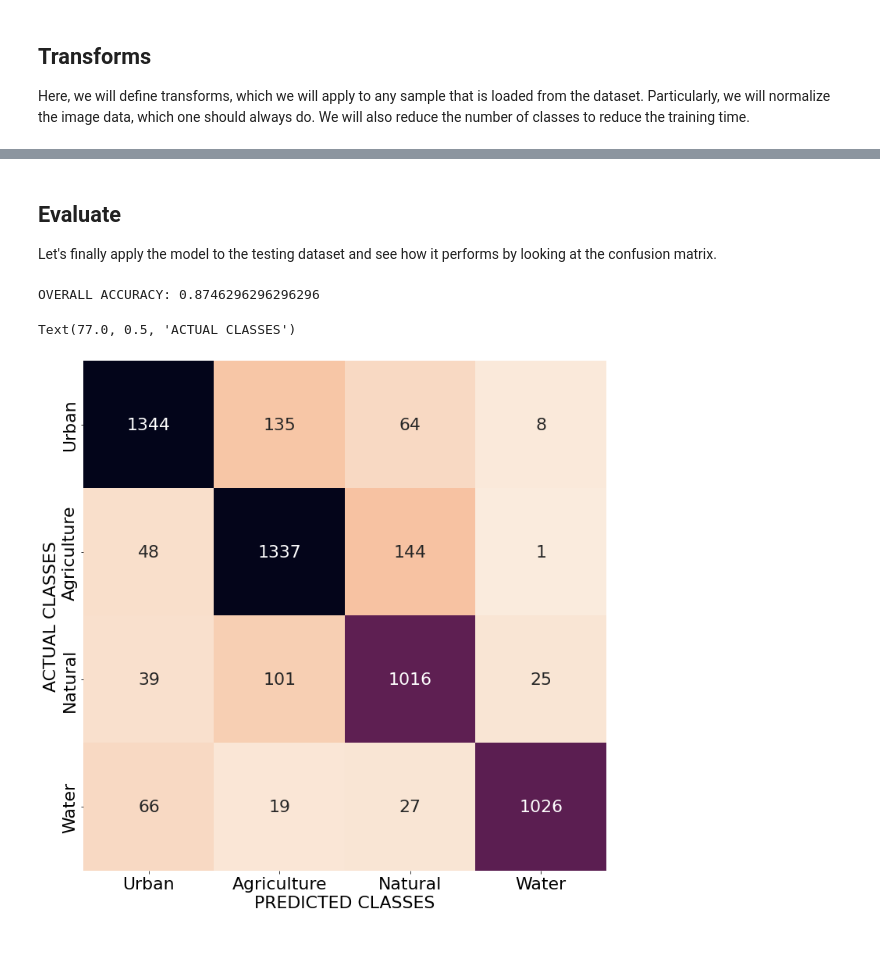
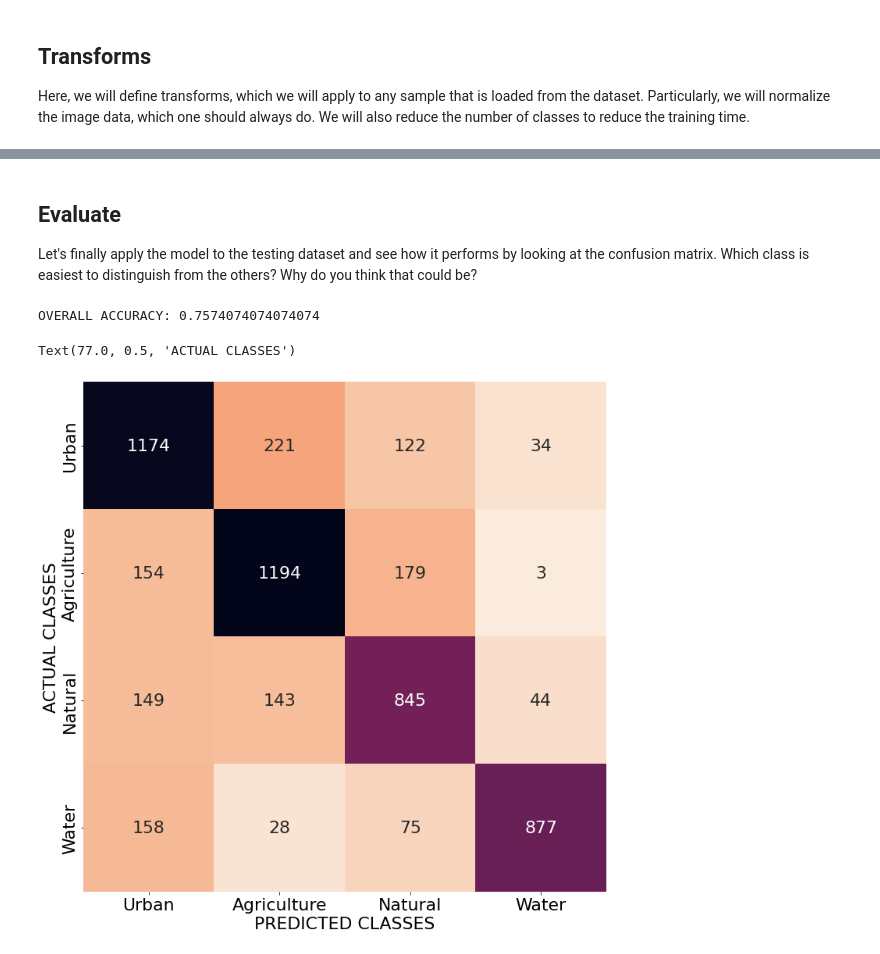
Before and after one commit to hstorm/DETECT_lecture_ML_2022, a Jupyter notebook: ex_detect_seminar_ml.ipynb, the cells around one changed output, grey strips where cells are left out. Cells and saved outputs as stored; diff of their text form; code cells hidden in the pictures.

```diff
--- a/ex_detect_seminar_ml.ipynb
+++ b/ex_detect_seminar_ml.ipynb
@@ -118,6 +111,11 @@ As the name suggests, dataloaders serve the purpose of loading data from the dat
 # %%
 # Initialize data loaders
-dl_train = DataLoader(ds_train, batch_size=128, shuffle=True)
+dl_train = DataLoader(
+    ds_train,
+    batch_size=100, #TODO
+    shuffle=True
+)
+
 dl_test = DataLoader(ds_test, batch_size=5400, shuffle=False)
 # %% [markdown]
 ## Inspect the training dataset
@@ -167,15 +166,17 @@ class CNN(nn.Module):
 
     self.layers = nn.Sequential(
 
-      nn.Conv2d(in_channels = 13, out_channels = 32, kernel_size = 3, padding = 1),
-      nn.BatchNorm2d(num_features=32),
-      nn.MaxPool2d(kernel_size = 8),
+      #TODO
+
+      nn.Conv2d(in_channels=13, out_channels=64, kernel_size=3, padding=1),
+      nn.MaxPool2d(kernel_size=8),
       nn.ReLU(),
 
       nn.Flatten(),
 
-      nn.Linear(in_features = 2048, out_features = 4),
-      nn.Softmax(dim = -1),
+      nn.Linear(in_features=4096, out_features=4),
+      nn.Softmax(dim=1)
+
     )
 
   def forward(self, x):
@@ -187,6 +188,12 @@ We initialize the model as defined above. The optimizer will take care of the ap
 # %%
 cnn = CNN().to(device)
-optimizer = optim.SGD(cnn.parameters(), lr=5e-3, weight_decay=1e-2)
+
+optimizer = optim.SGD(
+    cnn.parameters(),
+    lr=1e-2, #TODO
+    weight_decay=1e-2 #TODO
+)
+
 loss_function = nn.CrossEntropyLoss()
 # %% [markdown]
 ## Train
@@ -194,10 +201,12 @@ Now we are set to finally train the model. We define a number of epochs. In each
 # %%
 n_epochs = 10
-lossdoc = []
+loss_log = []
 
 for _ in tqdm(range(n_epochs)):
 
   running_loss = 0
+
+  # Train
 
   for i, batch in enumerate(dl_train):
 
@@ -207,10 +216,11 @@ for _ in tqdm(range(n_epochs)):
     optimizer.zero_grad() # set gradients to zero
     y_hat = cnn(x) # Apply model to current batch
     loss = loss_function(y_hat, y) # Compute loss
-    running_loss += loss.item()
     loss.backward() # Calculate gradients
     optimizer.step() # Apply gradients
 
-  lossdoc.append(running_loss / i)
+    running_loss += loss.item()
+
+  loss_log.append(running_loss / (i+1))
 # %% [markdown]
 ## Visualize the loss function
@@ -228,24 +238,28 @@ Text(0, 0.5, 'Loss')
 # %% [markdown]
 ## Evaluate
-Let's finally apply the model to the testing dataset and see how it performs by looking at the confusion matrix.
+Let's finally apply the model to the testing dataset and see how it performs by looking at the confusion matrix. Which class is easiest to distinguish from the others? Why do you think that could be?
 # %%
+# Test/Evaluate
+
+cnn.eval()
+
 x = next(iter(dl_test))['image']
 y = next(iter(dl_test))['label']
 
 with torch.no_grad():
   y_hat = cnn(x.to(device)).cpu()
 
 y = torch.argmax(y, dim=-1)
 y_hat = torch.argmax(y_hat, dim=-1)
 
 cm = confusion_matrix(y, y_hat)
 
 print('OVERALL ACCURACY:', np.sum(np.diag(cm)) / np.sum(cm))
 
 ax = sns.heatmap(cm, annot=True, fmt = "d", cmap="rocket_r", xticklabels=new_classes, yticklabels=new_classes, cbar=False)
 ax.set_xlabel('PREDICTED CLASSES')
 ax.set_ylabel('ACTUAL CLASSES')
 # %% [output]
-OVERALL ACCURACY: 0.8746296296296296
+OVERALL ACCURACY: 0.7574074074074074
 Text(77.0, 0.5, 'ACTUAL CLASSES')
-[figure, old version]
+[figure, new version]
```
Also changed, not shown: parts of 10 cells of this notebook.
